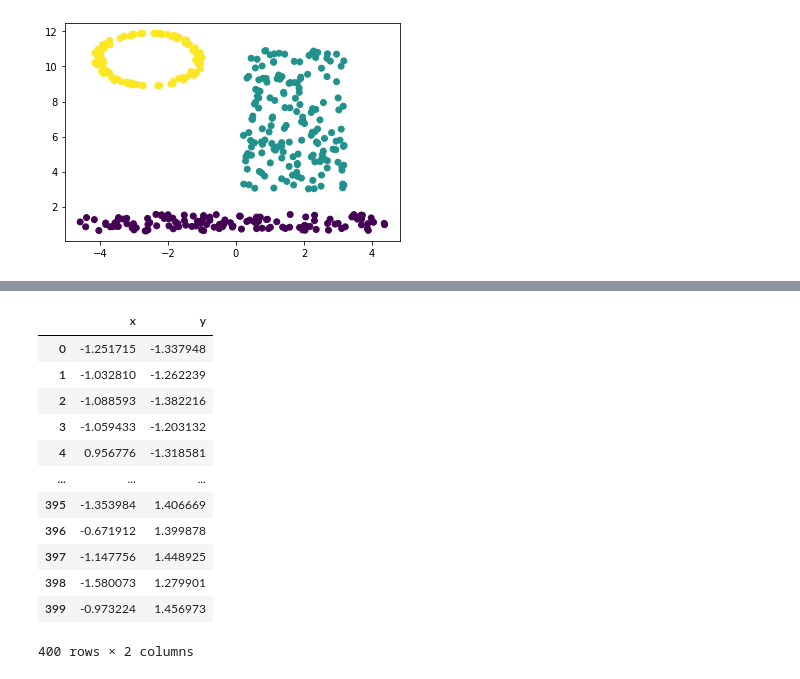
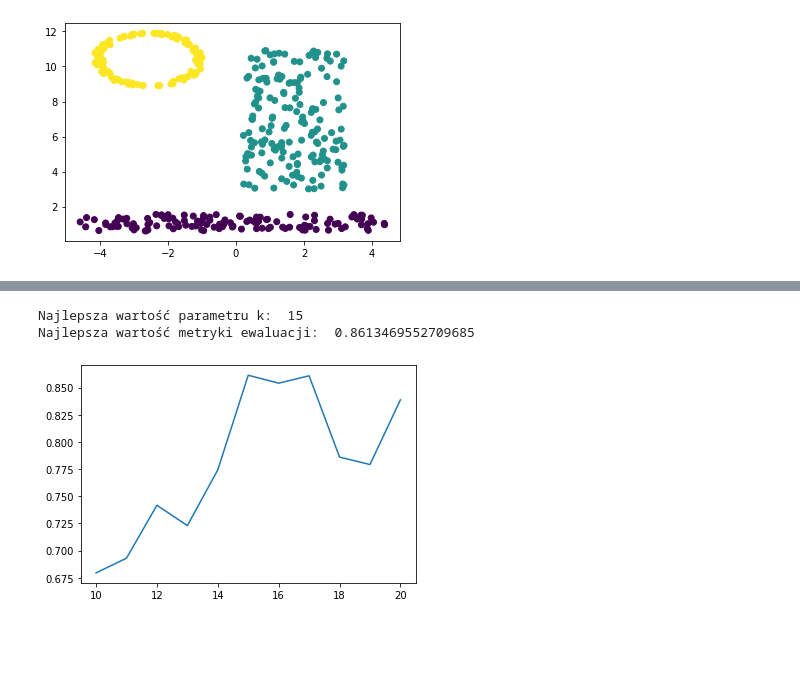
Before and after one commit to JakubSzczepanowski/NBC, a Jupyter notebook: main.ipynb, the cells around one changed output, grey strips where cells are left out. Saved outputs shown, nothing was run; the diff lists cells and outputs as text; code cells hidden in the pictures; blank space fills up the shorter version.

```diff
--- a/main.ipynb
+++ b/main.ipynb
@@ -92,4 +61,8 @@ plt.scatter(table['x'], table['y'], c=result)
+# %%
+X_copy = X.copy()
+# %%
+scaler = StandardScaler()
+X_copy[X_copy.columns] = scaler.fit_transform(X_copy[X_copy.columns])
 # %%
-nbc = clustering.NBC(k=35)
-result = nbc.fit(X)
-print(result)
+nbc = clustering.NBC()
+nbc.fit(X_copy)
@@ -117,16 +68,0 @@ X[X.columns] = scaler.fit_transform(X[X.columns])
-# %%
-X
-# %% [output]
-|  | x | y |
-| 0 | -1.251715 | -1.337948 |
-| 1 | -1.032810 | -1.262239 |
-| 2 | -1.088593 | -1.382216 |
-| 3 | -1.059433 | -1.203132 |
-| 4 | 0.956776 | -1.318581 |
-| ... | ... | ... |
-| 395 | -1.353984 | 1.406669 |
-| 396 | -0.671912 | 1.399878 |
-| 397 | -1.147756 | 1.448925 |
-| 398 | -1.580073 | 1.279901 |
-| 399 | -0.973224 | 1.456973 |
-400 rows × 2 columns
@@ -139,0 +69,8 @@ import clustering
+# %%
+best_k, score = testing.find_best_predictions(X_copy, y, nbc)
+print('Najlepsza wartość parametru k: ', best_k)
+print('Najlepsza wartość metryki ewaluacji: ', score)
+# %% [output]
+Najlepsza wartość parametru k:  15
+Najlepsza wartość metryki ewaluacji:  0.8613469552709685
+[figure, added]
```
Also changed, not shown: parts of 49 cells of this notebook, 4 other files.
